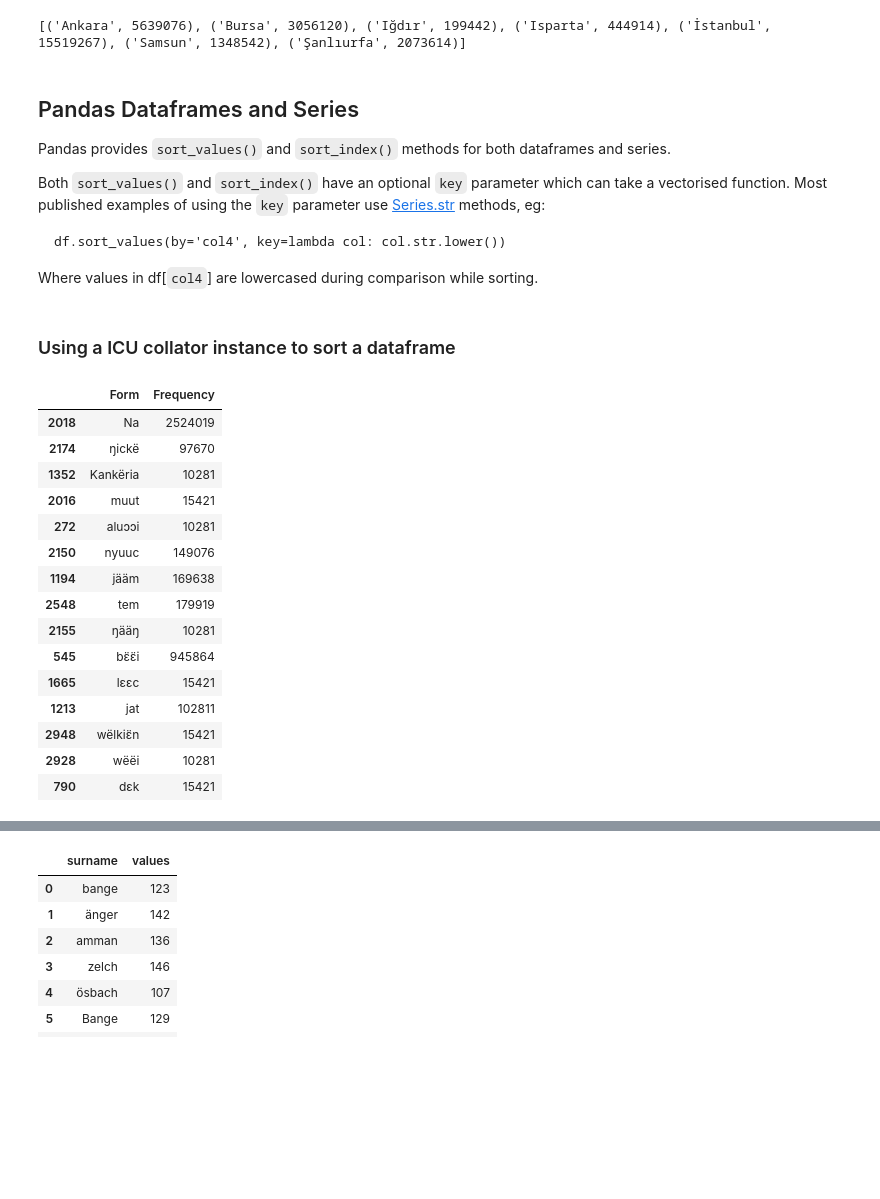
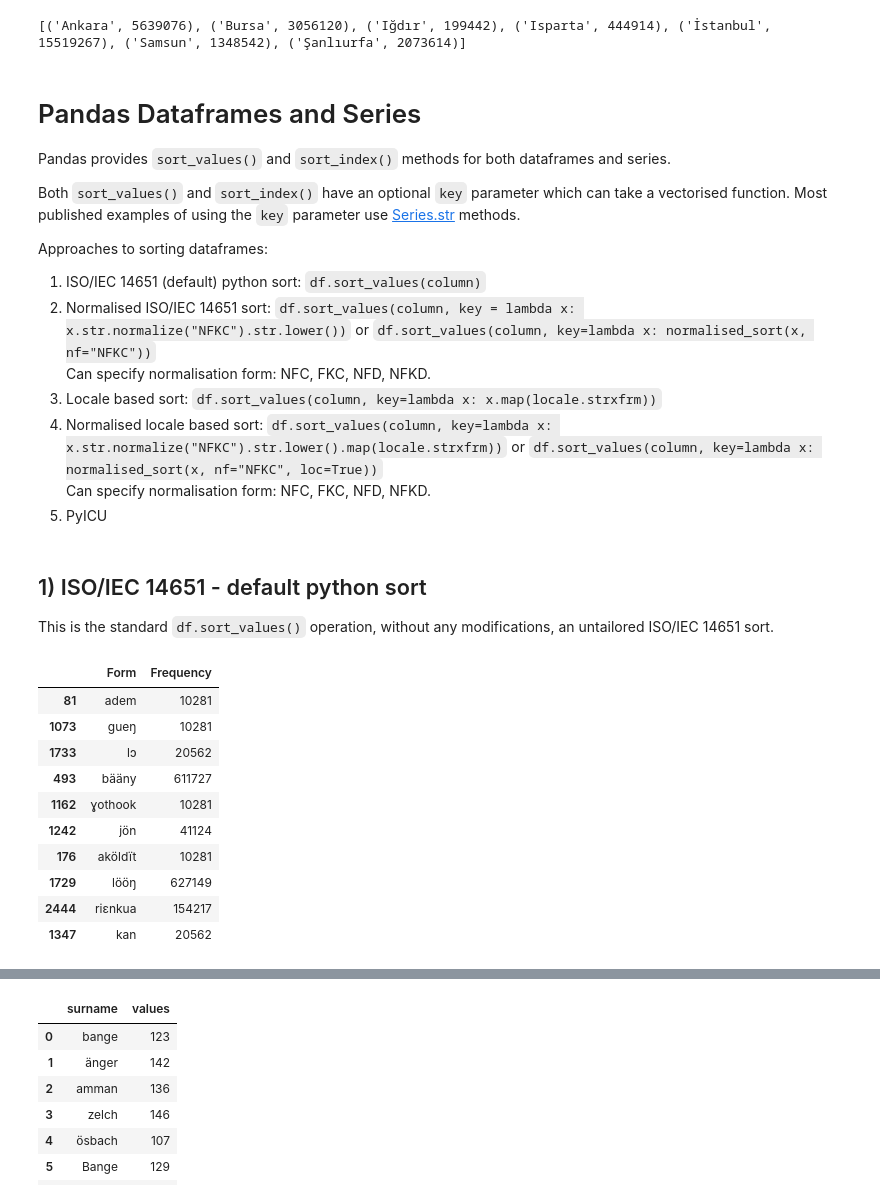
Before and after one commit to enabling-languages/python-i18n, a Jupyter notebook: notebooks/Collation.ipynb, the cells around one changed output, grey strips where cells are left out. Drawn from its saved outputs; the diff is of its cells as text; code cells hidden in the pictures; blank space fills up the shorter version.

Commit message:
Updated pandas sorting section of Collation.ipynb

````diff
--- a/notebooks/Collation.ipynb
+++ b/notebooks/Collation.ipynb
@@ -919,38 +922,39 @@ print(tr_province_sorted)
 # %% [output]
 [('Ankara', 5639076), ('Bursa', 3056120), ('Iğdır', 199442), ('Isparta', 444914), ('İstanbul', 15519267), ('Samsun', 1348542), ('Şanlıurfa', 2073614)]
 # %% [markdown]
-## Pandas Dataframes and Series
+# Pandas Dataframes and Series
 
 Pandas provides `sort_values()` and `sort_index()` methods for both dataframes and series.
 
-Both `sort_values()` and `sort_index()` have an optional `key` parameter which can take a vectorised function. Most published examples of using the `key` parameter use [Series.str](https://pandas.pydata.org/pandas-docs/stable/reference/series.html#string-handling) methods, eg:
+Both `sort_values()` and `sort_index()` have an optional `key` parameter which can take a vectorised function. Most published examples of using the `key` parameter use [Series.str](https://pandas.pydata.org/pandas-docs/stable/reference/series.html#string-handling) methods.
 
-```
-df.sort_values(by='col4', key=lambda col: col.str.lower())
-```
+Approaches to sorting dataframes:
 
-Where values in df[`col4`] are lowercased during comparison while sorting.
+1. ISO/IEC 14651 (default) python sort: `df.sort_values(column)`
+2. Normalised ISO/IEC 14651 sort: `df.sort_values(column, key = lambda x: x.str.normalize("NFKC").str.lower())` or `df.sort_values(column, key=lambda x: normalised_sort(x, nf="NFKC"))` \
+  Can specify normalisation form: NFC, FKC, NFD, NFKD.
+3. Locale based sort: `df.sort_values(column, key=lambda x: x.map(locale.strxfrm))`
+4. Normalised locale based sort:  `df.sort_values(column, key=lambda x: x.str.normalize("NFKC").str.lower().map(locale.strxfrm))` or `df.sort_values(column, key=lambda x: normalised_sort(x, nf="NFKC", loc=True))` \
+  Can specify normalisation form: NFC, FKC, NFD, NFKD.
+5. PyICU
-# %% [markdown]
-### Using a ICU collator instance to sort a dataframe
+# %% [markdown]
+## 1) ISO/IEC 14651 - default python sort
+
+This is the standard `df.sort_values()` operation, without any modifications, an untailored ISO/IEC 14651 sort.
 # %%
 import pandas as pd
 
 df = pd.read_csv("https://raw.githubusercontent.com/enabling-languages/python-i18n/main/data/din.txt", sep='\t', skiprows = range(2,5)).sample(frac=1)
-df.head(15)
+df.head(10)
 # %% [output]
 |  | Form | Frequency |
-| 2018 | Na | 2524019 |
-| 2174 | ŋickë | 97670 |
-| 1352 | Kankëria | 10281 |
-| 2016 | muut | 15421 |
-| 272 | aluɔɔi | 10281 |
-| 2150 | nyuuc | 149076 |
-| 1194 | jääm | 169638 |
-| 2548 | tem | 179919 |
-| 2155 | ŋääŋ | 10281 |
-| 545 | bɛ̈ɛ̈i | 945864 |
-| 1665 | lɛɛc | 15421 |
-| 1213 | jat | 102811 |
-| 2948 | wëlkiɛ̈n | 15421 |
-| 2928 | wëëi | 10281 |
-| 790 | dɛk | 15421 |
+| 81 | adem | 10281 |
+| 1073 | gueŋ | 10281 |
+| 1733 | lɔ | 20562 |
+| 493 | bääny | 611727 |
+| 1162 | ɣothook | 10281 |
+| 1242 | jön | 41124 |
+| 176 | aköldït | 10281 |
+| 1729 | lööŋ | 627149 |
+| 2444 | riɛnkua | 154217 |
+| 1347 | kan | 20562 |
````
Also changed, not shown: parts of 18 cells of this notebook.
